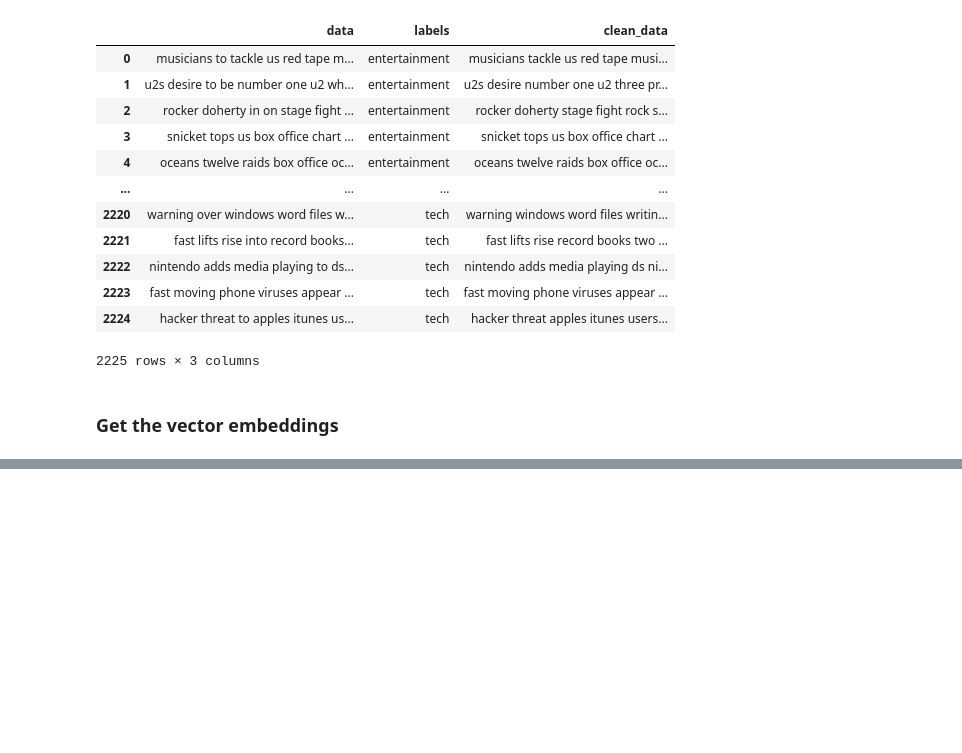
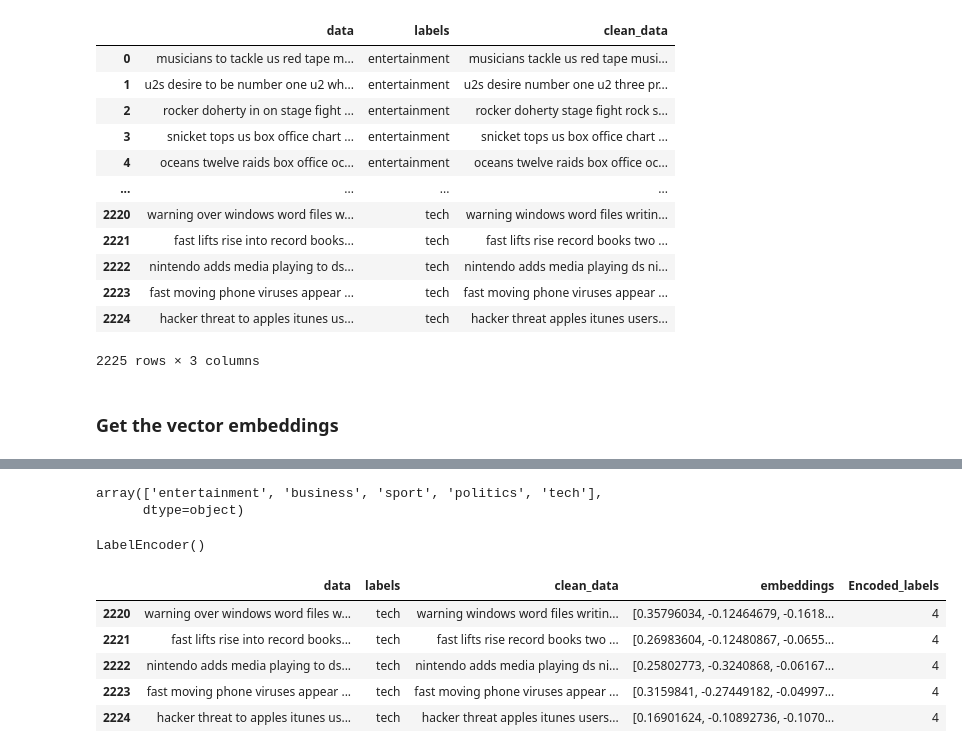
Before and after one commit to veda2411/MallaReddy, a Jupyter notebook: NLP Project - MallaReddy/Malla Reddy NLP Project.ipynb, the cells around one changed output, grey strips where cells are left out. Saved outputs shown, nothing was run; the diff lists cells and outputs as text; code cells hidden in the pictures; blank space fills up the shorter version.

```diff
--- a/NLP Project - MallaReddy/Malla Reddy NLP Project.ipynb
+++ b/NLP Project - MallaReddy/Malla Reddy NLP Project.ipynb
@@ -246,0 +353,7 @@ np.vstack(df["embeddings"].values).shape
+# %%
+classes = df['labels'].unique()
+# %%
+classes
+# %% [output]
+array(['entertainment', 'business', 'sport', 'politics', 'tech'],
+      dtype=object)
@@ -246,0 +362,16 @@ np.vstack(df["embeddings"].values).shape
+# %%
+le = LabelEncoder()
+le.fit(classes)
+# %% [output]
+LabelEncoder()
+# %%
+df['Encoded_labels'] = le.transform(df['labels'])
+# %%
+df.tail()
+# %% [output]
+|  | data | labels | clean_data | embeddings | Encoded_labels |
+| 2220 | warning over windows word files w... | tech | warning windows word files writin... | [0.35796034, -0.12464679, -0.1618... | 4 |
+| 2221 | fast lifts rise into record books... | tech | fast lifts rise record books two ... | [0.26983604, -0.12480867, -0.0655... | 4 |
+| 2222 | nintendo adds media playing to ds... | tech | nintendo adds media playing ds ni... | [0.25802773, -0.3240868, -0.06167... | 4 |
+| 2223 | fast moving phone viruses appear ... | tech | fast moving phone viruses appear ... | [0.3159841, -0.27449182, -0.04997... | 4 |
+| 2224 | hacker threat to apples itunes us... | tech | hacker threat apples itunes users... | [0.16901624, -0.10892736, -0.1070... | 4 |
```
Also changed, not shown: parts of 33 cells of this notebook.
